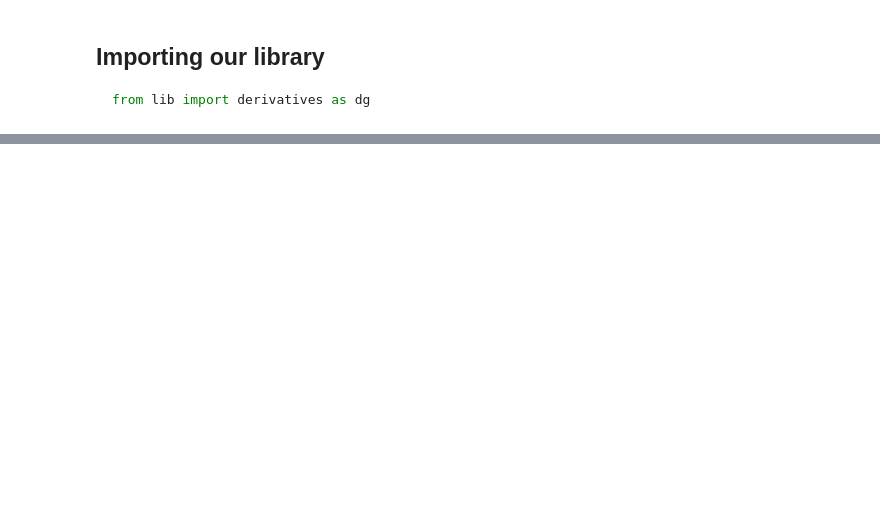
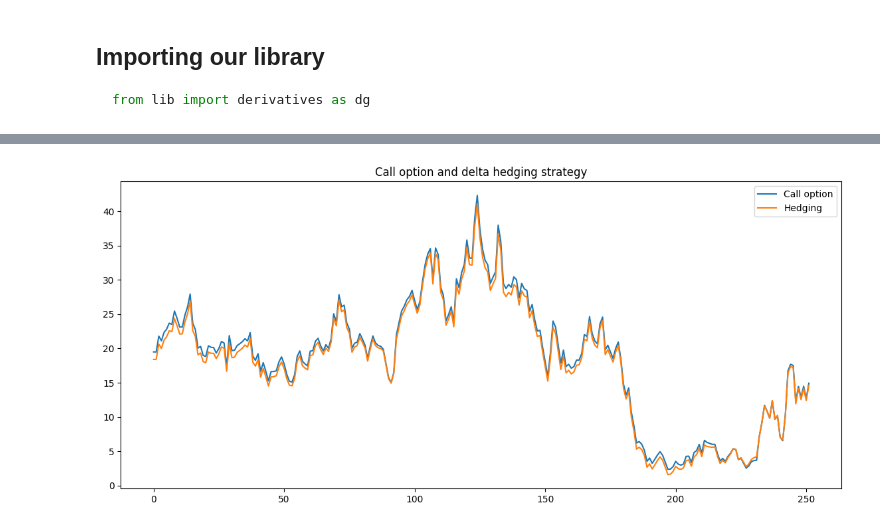
Before and after one commit to sylvioazevedo/modeling, a Jupyter notebook: bs_mc__no_dy.ipynb, the cells around one changed output, grey strips where cells are left out. Drawn from its saved outputs; the diff is of its cells as text; code cells hidden in the pictures; blank space fills up the shorter version.

```diff
--- a/bs_mc__no_dy.ipynb
+++ b/bs_mc__no_dy.ipynb
@@ -143,0 +144,31 @@ Name: 251, Length: 10000, dtype: float64
+# %%
+from scipy.stats import norm
+
+# call trajectory calculation
+underlying = 10
+
+u_path = df.iloc[underlying]
+
+call_path = pd.Series(index=range(252))
+hedging_path = pd.Series(index=range(252))
+
+hedging_path[0] = call_bs * np.exp(rf*T/252) + (u_path[0] - S0 * np.exp(rf*T/ 252)) * norm.cdf((np.log(S0/K) + mi*T) / (vol * np.sqrt(T)))
+
+for i in range(252):
+    t = T * (1 - (i+1)/252)
+    t2 = T * (1 - (i+54)/252)
+    call_path[i] = u_path[i] * norm.cdf((np.log(u_path[i]/K) + mi * t) / (vol * np.sqrt(t)) + (vol * np.sqrt(t))) - (K * np.exp(-rf * t) * norm.cdf((np.log(u_path[i]/K) + mi *t) / (vol * np.sqrt(t))))
+
+    if i > 0:
+        _t = (vol * np.sqrt(t2) if i < 150 else (vol * np.sqrt(t)))
+        hedging_path[i] = (hedging_path[i-1] * np.exp(rf*T/252)) + ((u_path[i] - u_path[i-1]) * np.exp(rf*T/252)) * norm.cdf((np.log(u_path[i-1]/K) + mi*t) / (vol * np.sqrt(t)) + _t)
+
+# plot the paths
+plt.figure(figsize=(14, 6))
+plt.plot(call_path, label='Call option')
+plt.plot(hedging_path, label='Hedging')
+plt.legend()
+plt.title('Call option and delta hedging strategy')
+plt.show()
+# %% [output]
+[figure, added]
```
Also changed, not shown: parts of 8 cells of this notebook.
